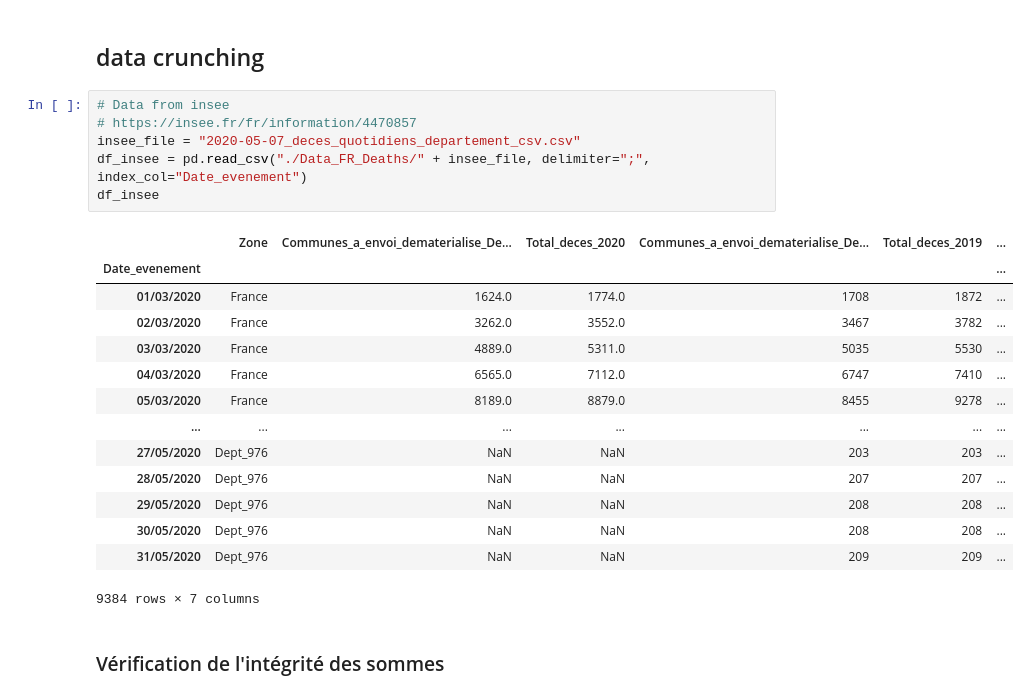
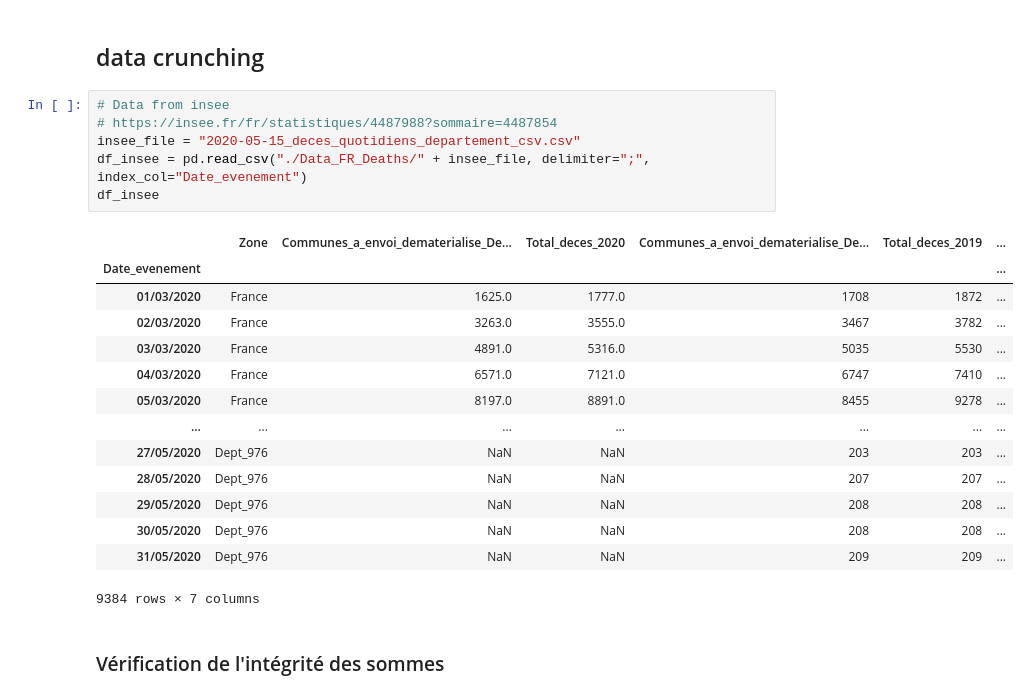
Before and after one commit to makiwara-fr/covid19-analyse, a Jupyter notebook: fr_deaths.ipynb, the cells around one changed output. Cells and saved outputs as stored; diff of their text form.

```diff
--- a/fr_deaths.ipynb
+++ b/fr_deaths.ipynb
@@ -10,18 +10,18 @@ import matplotlib.pyplot as plt
 ## data crunching
 # %%
 # Data from insee
-# https://insee.fr/fr/information/4470857
-insee_file = "2020-05-07_deces_quotidiens_departement_csv.csv"
+# https://insee.fr/fr/statistiques/4487988?sommaire=4487854
+insee_file = "2020-05-15_deces_quotidiens_departement_csv.csv"
 df_insee = pd.read_csv("./Data_FR_Deaths/" + insee_file, delimiter=";", index_col="Date_evenement")
 df_insee
 # %% [output]
 |  | Zone | Communes_a_envoi_dematerialise_De... | Total_deces_2020 | Communes_a_envoi_dematerialise_De... | Total_deces_2019 | ... |
 | Date_evenement |  |  |  |  |  | ... |
-| 01/03/2020 | France | 1624.0 | 1774.0 | 1708 | 1872 | ... |
-| 02/03/2020 | France | 3262.0 | 3552.0 | 3467 | 3782 | ... |
-| 03/03/2020 | France | 4889.0 | 5311.0 | 5035 | 5530 | ... |
-| 04/03/2020 | France | 6565.0 | 7112.0 | 6747 | 7410 | ... |
-| 05/03/2020 | France | 8189.0 | 8879.0 | 8455 | 9278 | ... |
+| 01/03/2020 | France | 1625.0 | 1777.0 | 1708 | 1872 | ... |
+| 02/03/2020 | France | 3263.0 | 3555.0 | 3467 | 3782 | ... |
+| 03/03/2020 | France | 4891.0 | 5316.0 | 5035 | 5530 | ... |
+| 04/03/2020 | France | 6571.0 | 7121.0 | 6747 | 7410 | ... |
+| 05/03/2020 | France | 8197.0 | 8891.0 | 8455 | 9278 | ... |
 | ... | ... | ... | ... | ... | ... | ... |
 | 27/05/2020 | Dept_976 | NaN | NaN | 203 | 203 | ... |
 | 28/05/2020 | Dept_976 | NaN | NaN | 207 | 207 | ... |
```
Also changed, not shown: parts of 7 cells of this notebook.
